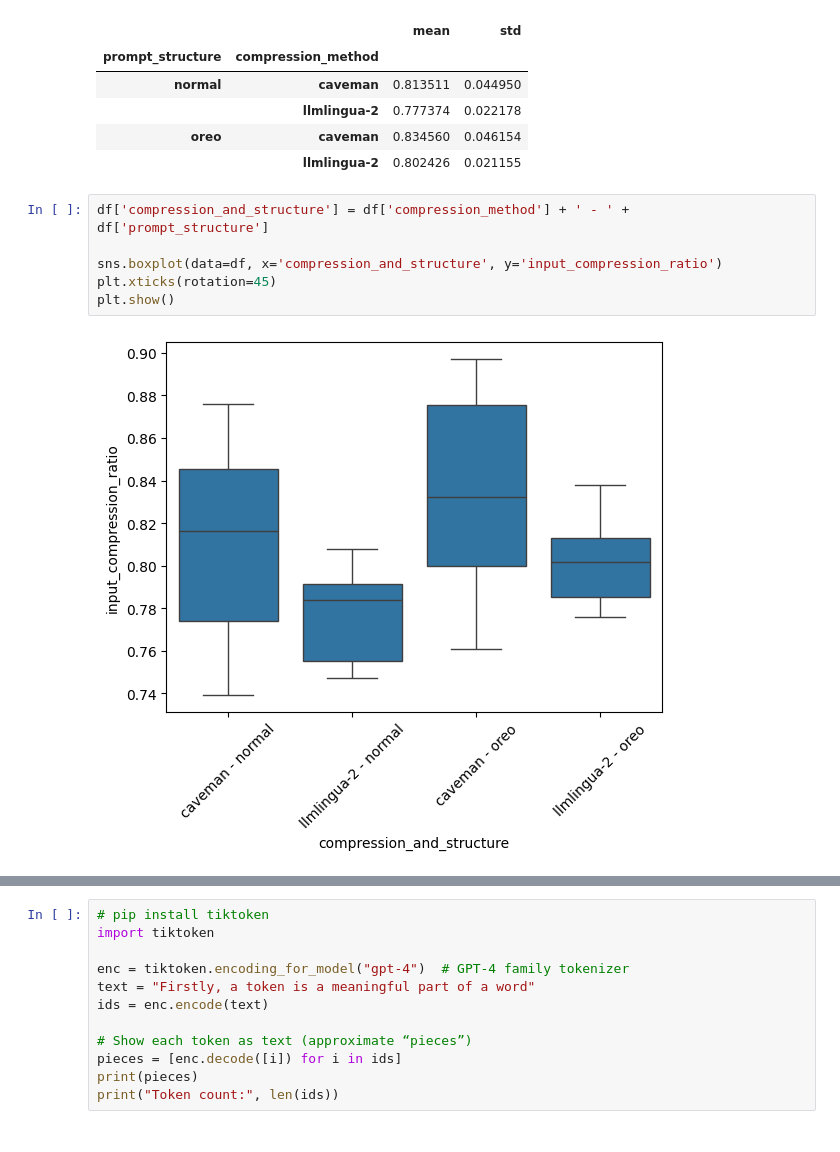
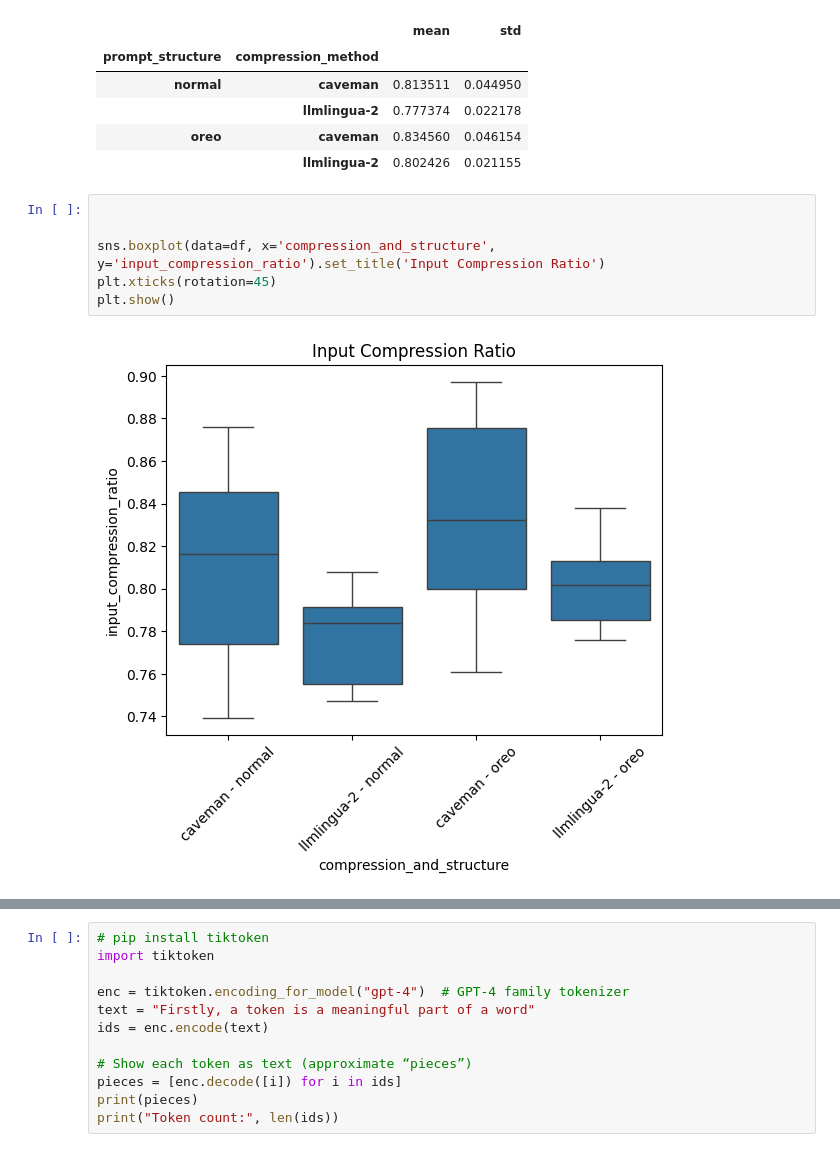
Before and after one commit to DEFRA/ai-spike-token-optimisation, a Jupyter notebook: compressors_testing.ipynb, the cells around one changed output, grey strips where cells are left out. Drawn from its saved outputs; the diff is of its cells as text.

```diff
--- a/compressors_testing.ipynb
+++ b/compressors_testing.ipynb
@@ -802,11 +812,11 @@ df.groupby(['prompt_structure', 'compression_method'])['input_compression_ratio'
 | oreo | caveman | 0.834560 | 0.046154 |
 |  | llmlingua-2 | 0.802426 | 0.021155 |
 # %%
-df['compression_and_structure'] = df['compression_method'] + ' - ' + df['prompt_structure']
 
-sns.boxplot(data=df, x='compression_and_structure', y='input_compression_ratio')
+
+sns.boxplot(data=df, x='compression_and_structure', y='input_compression_ratio').set_title('Input Compression Ratio')
 plt.xticks(rotation=45)
 plt.show()
 # %% [output]
-[figure, old version]
+[figure, new version]
 # %%
```
Also changed, not shown: parts of 2 cells of this notebook, 2 other files.
